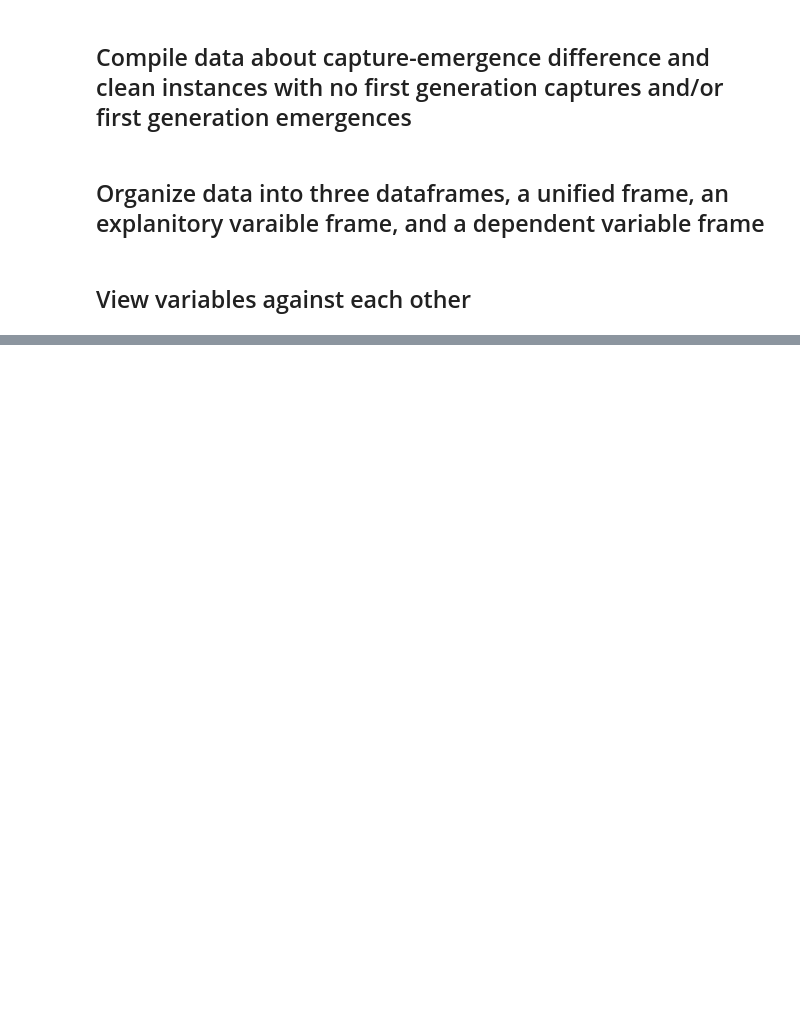
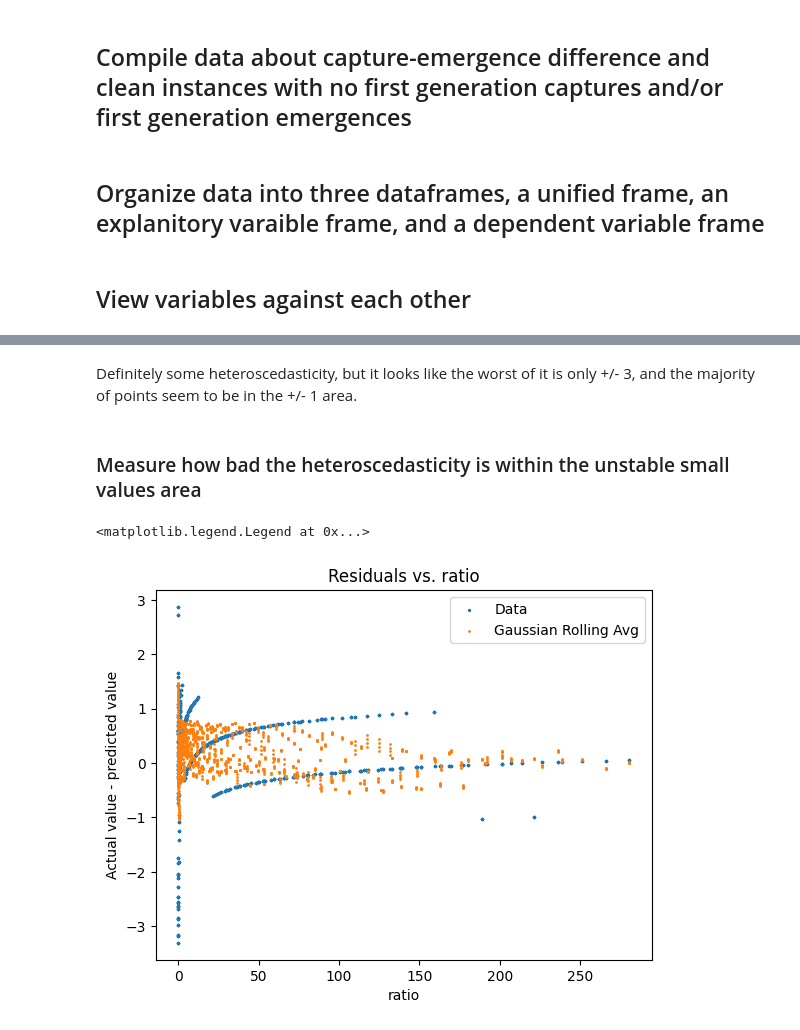
Before and after one commit to PacificBird/InsectPhenologyCaptureSim, a Jupyter notebook: multi_analysis.ipynb, the cells around one changed output, grey strips where cells are left out. Saved outputs shown, nothing was run; the diff lists cells and outputs as text; code cells hidden in the pictures; blank space fills up the shorter version.

```diff
--- a/multi_analysis.ipynb
+++ b/multi_analysis.ipynb
@@ -49,0 +97,19 @@ capture_df.plot.scatter(1, 0, 1.5, logy=True)
+# %% [markdown]
+Definitely some heteroscedasticity, but it looks like the worst of it is only +/- 3, and the majority of points seem to be in the +/- 1 area.
+# %% [markdown]
+### Measure how bad the heteroscedasticity is within the unstable small values area
+# %%
+from scipy.ndimage import gaussian_filter1d
+
+rolling_avg = uniform_filter1d(np.subtract(y, fitted_y), 40, mode='nearest')
+
+ax = plt.axes()
+ax.scatter(x, np.subtract(y, fitted_y), label='Data', s=2)
+ax.scatter(x, rolling_avg, label='Gaussian Rolling Avg', s=1)
+ax.set_title('Residuals vs. ratio')
+ax.set_ylabel('Actual value - predicted value')
+ax.set_xlabel('ratio')
+ax.legend()
+# %% [output]
+<matplotlib.legend.Legend at 0x...>
+[figure, added]
```
Also changed, not shown: parts of 17 cells of this notebook, 3 other files.
